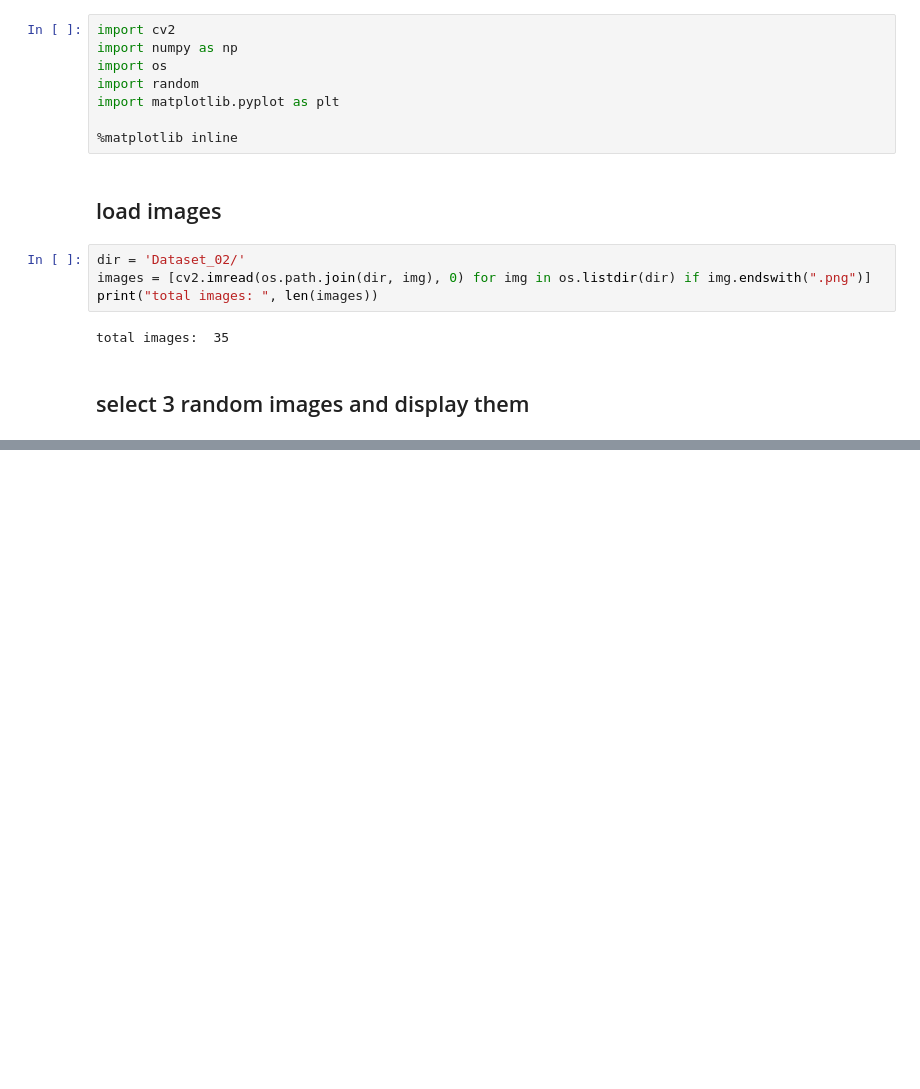
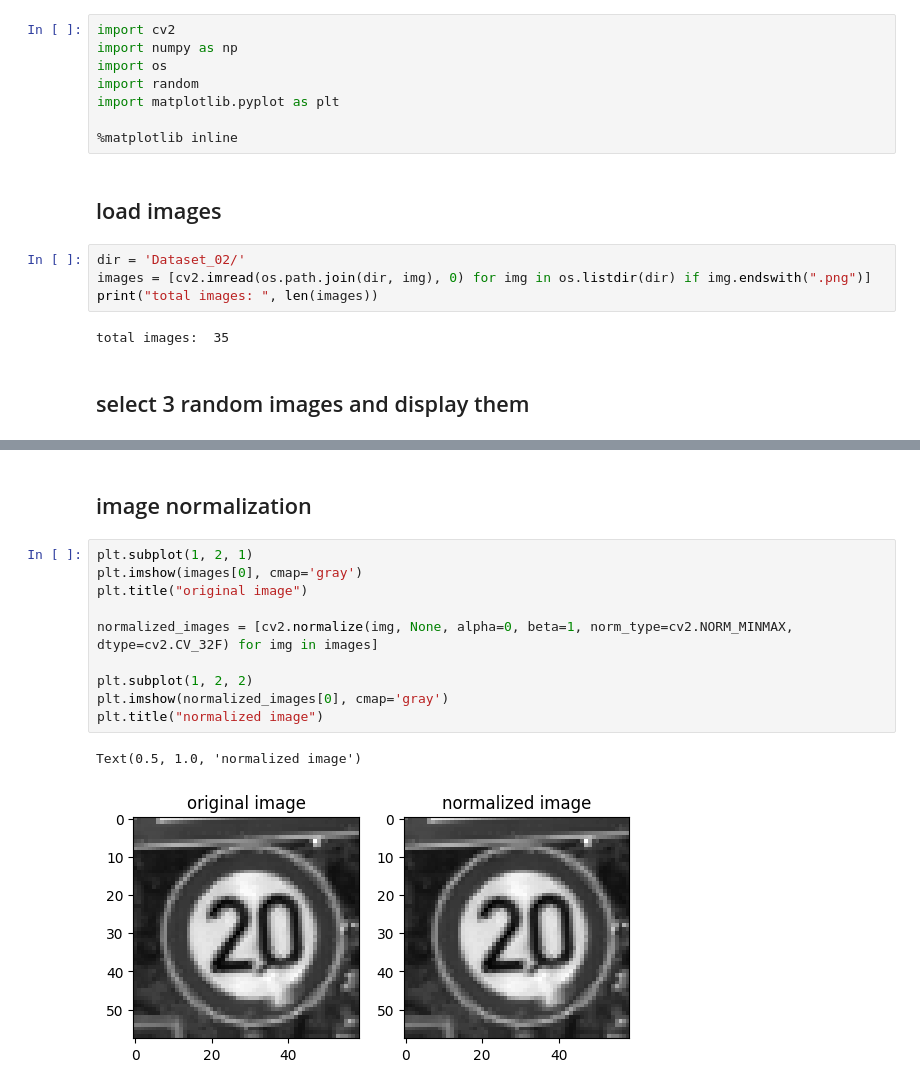
Before and after one commit to rezaAdinepour/Machine-Learning-Homework, a Jupyter notebook: ML-HW1/P2_image_preprocessing.ipynb, the cells around one changed output, grey strips where cells are left out. Drawn from its saved outputs; the diff is of its cells as text; blank space fills up the shorter version.

```diff
--- a/ML-HW1/P2_image_preprocessing.ipynb
+++ b/ML-HW1/P2_image_preprocessing.ipynb
@@ -45,0 +69,15 @@ plt.show()
+# %% [markdown]
+## image normalization
+# %%
+plt.subplot(1, 2, 1)
+plt.imshow(images[0], cmap='gray')
+plt.title("original image")
+
+normalized_images = [cv2.normalize(img, None, alpha=0, beta=1, norm_type=cv2.NORM_MINMAX, dtype=cv2.CV_32F) for img in images]
+
+plt.subplot(1, 2, 2)
+plt.imshow(normalized_images[0], cmap='gray')
+plt.title("normalized image")
+# %% [output]
+Text(0.5, 1.0, 'normalized image')
+[figure, added]
```
Also changed, not shown: parts of 3 cells of this notebook.
